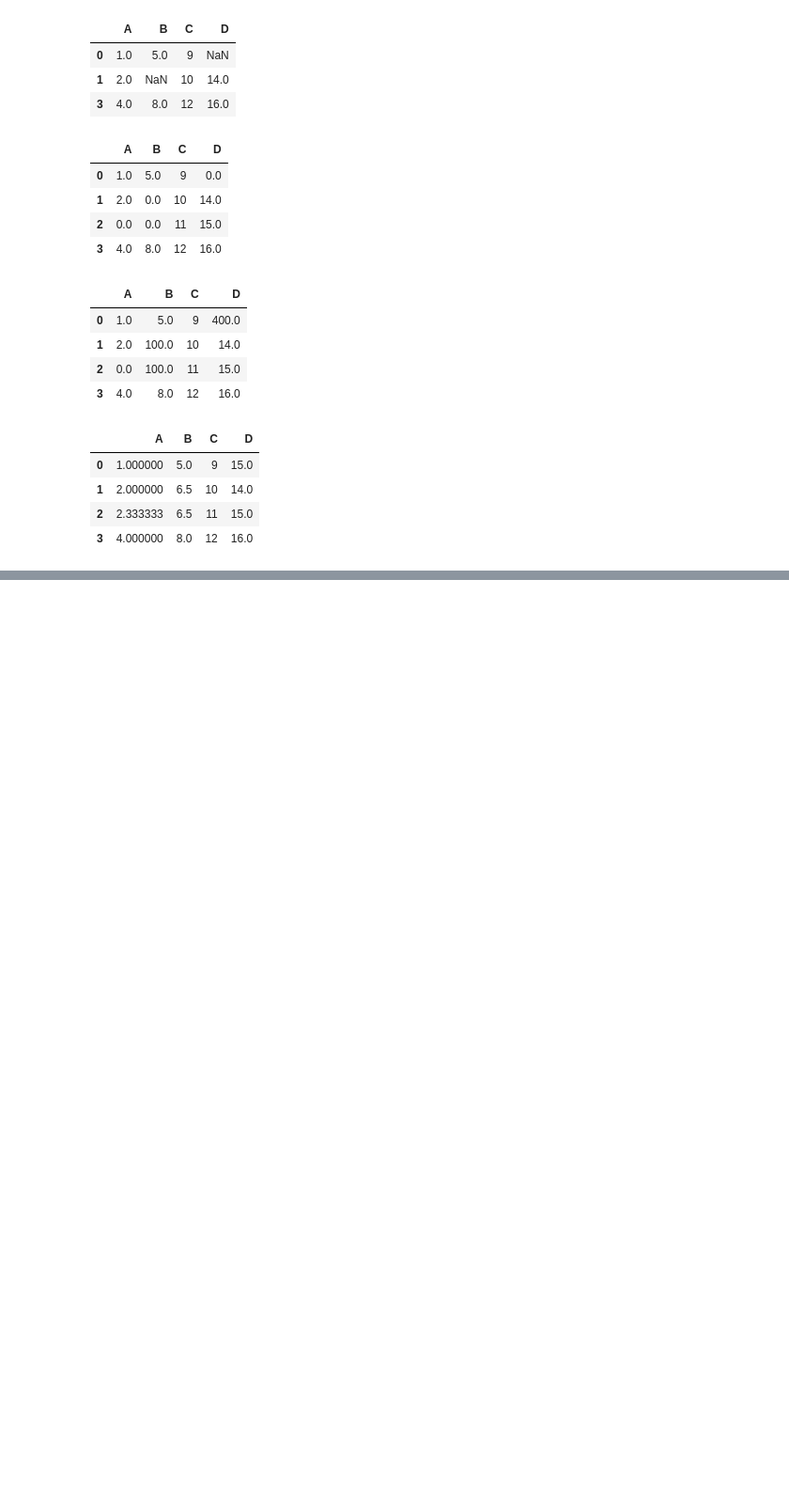
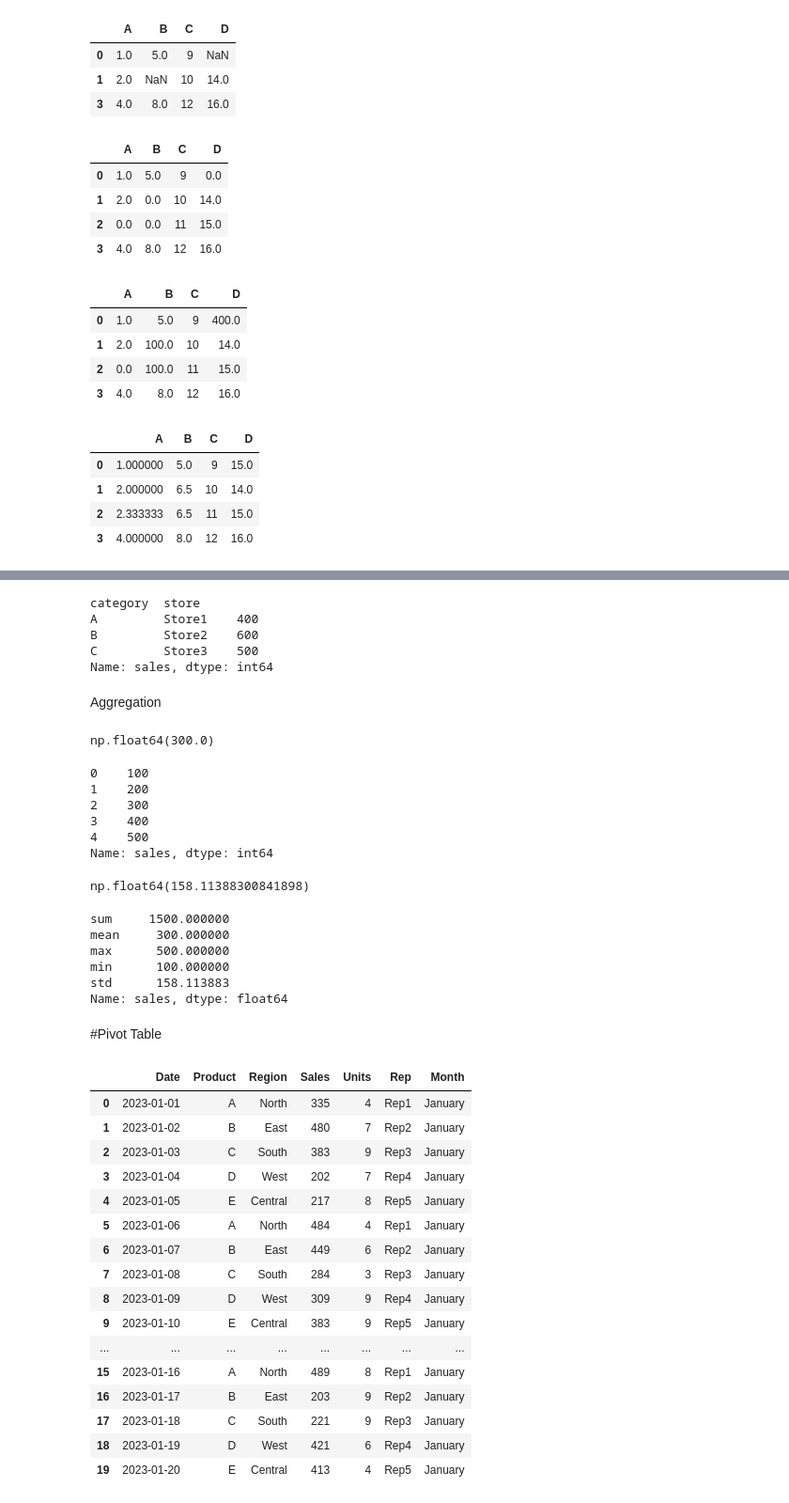
Before and after one commit to Ramishworsah/PythonBasicToAdvanced, a Jupyter notebook: pandas.ipynb, the cells around one changed output, grey strips where cells are left out. Shown at 94% size. Saved outputs shown, nothing was run; the diff lists cells and outputs as text; code cells hidden in the pictures; blank space fills up the shorter version.

```diff
--- a/pandas.ipynb
+++ b/pandas.ipynb
@@ -240,0 +482,73 @@ df.fillna(df.mean())
+# %%
+df3.groupby(['category','store'])['sales'].sum()
+# %% [output]
+category  store
+A         Store1    400
+B         Store2    600
+C         Store3    500
+Name: sales, dtype: int64
+# %% [markdown]
+Aggregation
+# %%
+df3['sales'].mean()
+# %% [output]
+np.float64(300.0)
+# %%
+df3['sales'].mode()
+# %% [output]
+0    100
+1    200
+2    300
+3    400
+4    500
+Name: sales, dtype: int64
+# %%
+df3['sales'].std()
+#std,min,max,mean,mode,
+# %% [output]
+np.float64(158.11388300841898)
+# %%
+df3['sales'].agg(['sum', 'mean', 'max', 'min','std'])
+# %% [output]
+sum     1500.000000
+mean     300.000000
+max      500.000000
+min      100.000000
+std      158.113883
+Name: sales, dtype: float64
+# %% [markdown]
+#Pivot Table
+# %%
+data3={
+    'Date':pd.date_range(start='2023-01-01', periods=20,),
+    'Product': ['A', 'B', 'C', 'D', 'E']*4,
+    'Region':['North','East','South','West','Central','North','East','South','West','Central','North','East','South','West','Central','North','East','South','West','Central'],
+
+    'Sales':np.random.randint(100, 500, size=20),
+    'Units': np.random.randint(1, 10, size=20),
+    'Rep':['Rep1', 'Rep2', 'Rep3', 'Rep4', 'Rep5', 'Rep1', 'Rep2', 'Rep3', 'Rep4', 'Rep5',
+           'Rep1', 'Rep2', 'Rep3', 'Rep4', 'Rep5', 'Rep1', 'Rep2', 'Rep3', 'Rep4', 'Rep5']
+}
+
+df4=pd.DataFrame(data3)
+
+df4['Month'] = df4['Date'].dt.month_name()
+df4
+# %% [output]
+|  | Date | Product | Region | Sales | Units | Rep | Month |
+| 0 | 2023-01-01 | A | North | 335 | 4 | Rep1 | January |
+| 1 | 2023-01-02 | B | East | 480 | 7 | Rep2 | January |
+| 2 | 2023-01-03 | C | South | 383 | 9 | Rep3 | January |
+| 3 | 2023-01-04 | D | West | 202 | 7 | Rep4 | January |
+| 4 | 2023-01-05 | E | Central | 217 | 8 | Rep5 | January |
+| 5 | 2023-01-06 | A | North | 484 | 4 | Rep1 | January |
+| 6 | 2023-01-07 | B | East | 449 | 6 | Rep2 | January |
+| 7 | 2023-01-08 | C | South | 284 | 3 | Rep3 | January |
+| 8 | 2023-01-09 | D | West | 309 | 9 | Rep4 | January |
+| 9 | 2023-01-10 | E | Central | 383 | 9 | Rep5 | January |
+| ... | ... | ... | ... | ... | ... | ... | ... |
+| 15 | 2023-01-16 | A | North | 489 | 8 | Rep1 | January |
+| 16 | 2023-01-17 | B | East | 203 | 9 | Rep2 | January |
+| 17 | 2023-01-18 | C | South | 221 | 9 | Rep3 | January |
+| 18 | 2023-01-19 | D | West | 421 | 6 | Rep4 | January |
+| 19 | 2023-01-20 | E | Central | 413 | 4 | Rep5 | January |
```
Also changed, not shown: parts of 33 cells of this notebook, 2 other files.
